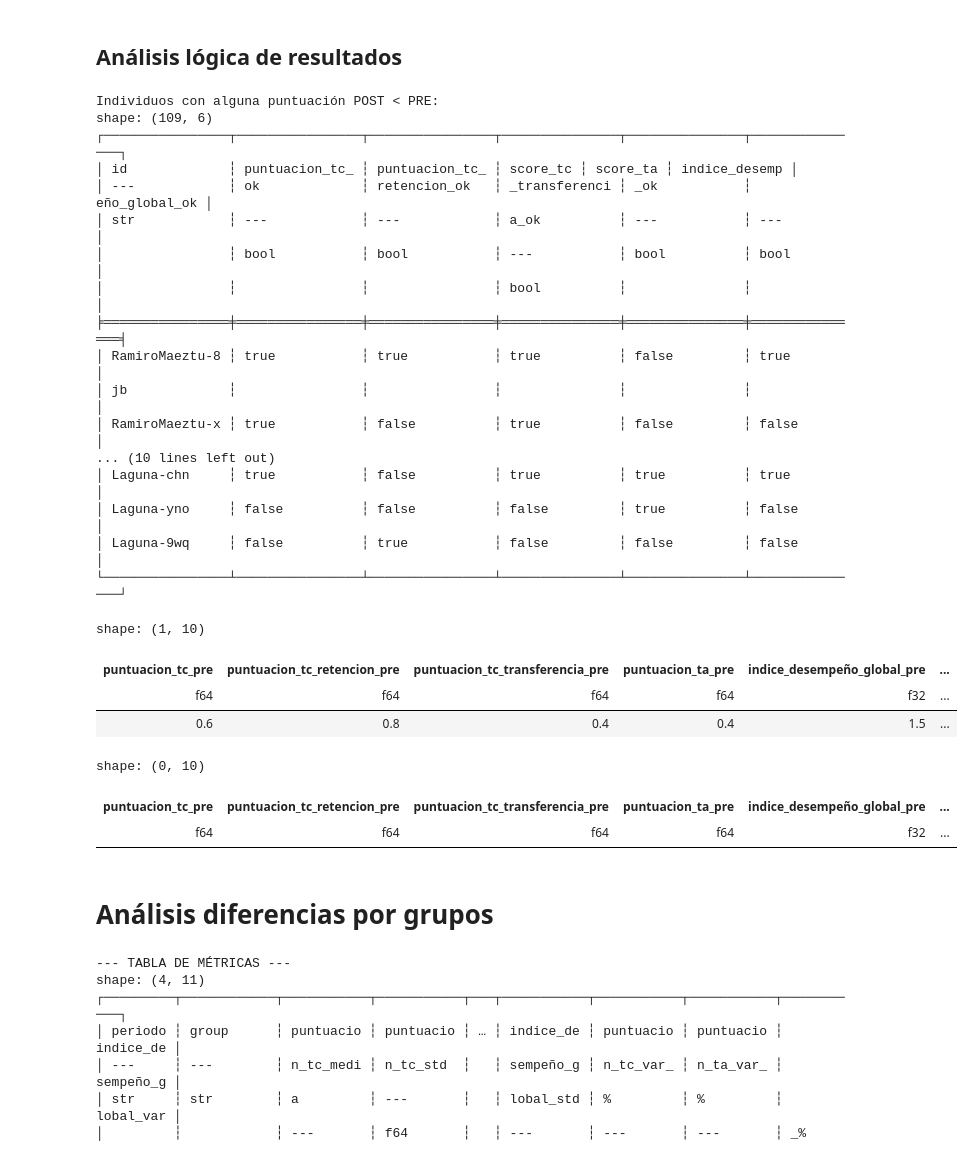
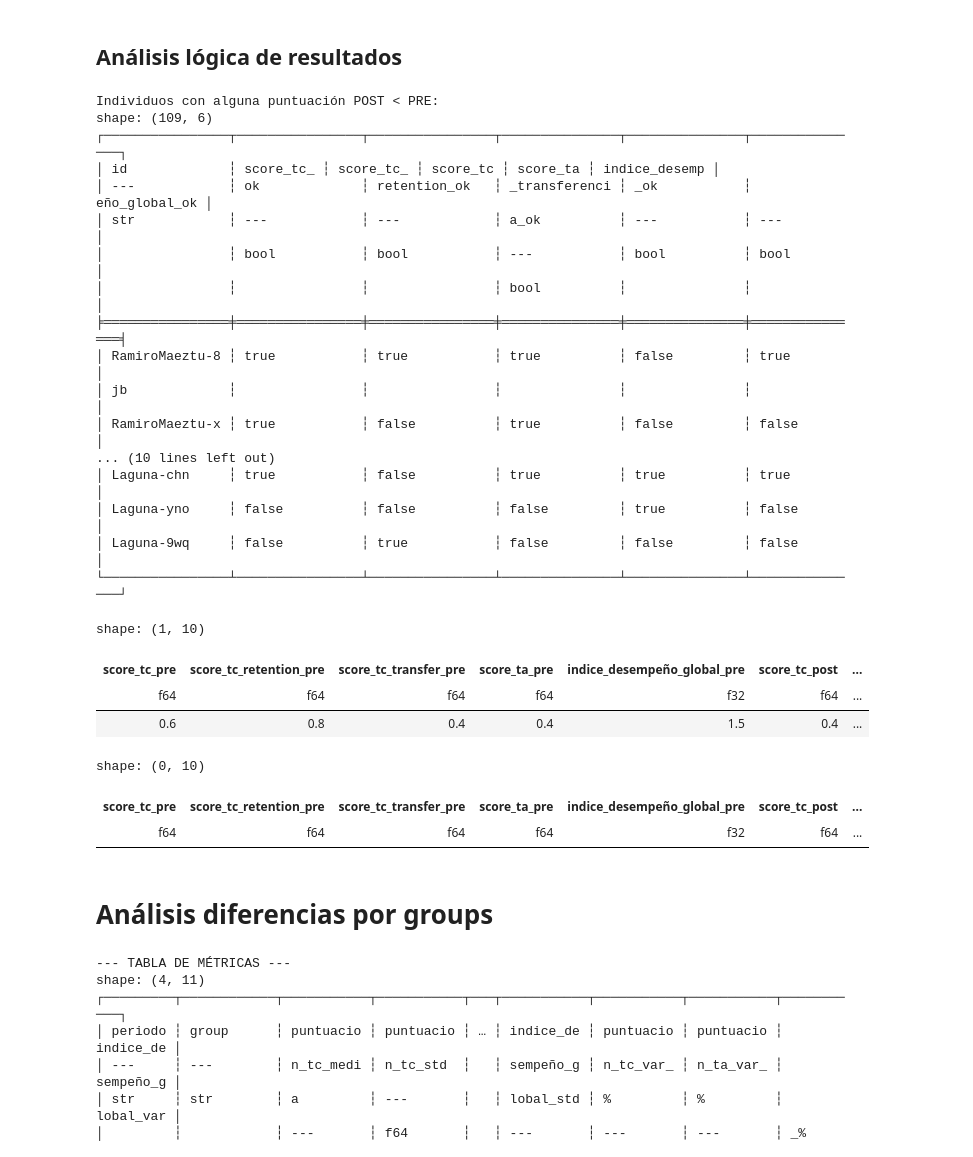
Before and after one commit to IBiDat/va-educational-impact, a Jupyter notebook: src/notebooks/forms/forms_data_analysis.ipynb, the cells around one changed output. Saved outputs shown, nothing was run; the diff lists cells and outputs as text; code cells hidden in the pictures.

```diff
--- a/src/notebooks/forms/forms_data_analysis.ipynb
+++ b/src/notebooks/forms/forms_data_analysis.ipynb
@@ -132,14 +132,14 @@ df_post_suf = df_post.rename({col: f"{col}_post" for col in df_post.columns if c
 # 2. Cruzar pre/post
 df_cruzado = df_pre_suf.join(df_post_suf, on='id', how='inner')
 
-# 3. Unir con la tabla de grupos
-df_grupos = (
+# 3. Unir con la tabla de groups
+df_groups = (
     pl.read_csv(os.path.join(hashes_dir, "hashes_groups.csv"), separator=";")
     .select(["id", "group"])
 )
 
 df_cruzado = df_cruzado.join(
-    df_grupos,
+    df_groups,
     on="id",
     how="left"
 )
@@ -252,11 +252,11 @@ df_check = df_cruzado.with_columns(comparaciones)
 
 # Luego agregamos la columna resumen
 df_check = df_check.with_columns(
-    pl.all_horizontal([f"{c}_ok" for c in constructos]).alias("mejora_total")
+    pl.all_horizontal([f"{c}_ok" for c in constructos]).alias("improvement_total")
 )
 
 # Mostrar individuos que NO mejoraron en todos los constructos
-df_no_mejora = df_check.filter(pl.col("mejora_total") == False)
+df_no_mejora = df_check.filter(pl.col("improvement_total") == False)
 
 print("Individuos con alguna puntuación POST < PRE:")
 print(
@@ -268,8 +268,8 @@ print(
 Individuos con alguna puntuación POST < PRE:
 shape: (109, 6)
 ┌────────────────┬────────────────┬────────────────┬───────────────┬───────────────┬───────────────┐
-│ id             ┆ puntuacion_tc_ ┆ puntuacion_tc_ ┆ score_tc ┆ score_ta ┆ indice_desemp │
-│ ---            ┆ ok             ┆ retencion_ok   ┆ _transferenci ┆ _ok           ┆ eño_global_ok │
+│ id             ┆ score_tc_ ┆ score_tc_ ┆ score_tc ┆ score_ta ┆ indice_desemp │
+│ ---            ┆ ok             ┆ retention_ok   ┆ _transferenci ┆ _ok           ┆ eño_global_ok │
 │ str            ┆ ---            ┆ ---            ┆ a_ok          ┆ ---           ┆ ---           │
 │                ┆ bool           ┆ bool           ┆ ---           ┆ bool          ┆ bool          │
 │                ┆                ┆                ┆ bool          ┆               ┆               │
@@ -285,30 +285,30 @@ shape: (109, 6)
 # %%
 df_diferencias = df_cruzado.filter(pl.col("id") == "JoseGarciaNieto-wob")
 df_diferencias.select([
-    "puntuacion_tc_pre", "puntuacion_tc_retencion_pre", "puntuacion_tc_transferencia_pre",
-    "puntuacion_ta_pre", "indice_desempeño_global_pre",
-    "puntuacion_tc_post", "puntuacion_tc_retencion_post", "puntuacion_tc_transferencia_post",
-    "puntuacion_ta_post", "indice_desempeño_global_post"
+    "score_tc_pre", "score_tc_retention_pre", "score_tc_transfer_pre",
+    "score_ta_pre", "indice_desempeño_global_pre",
+    "score_tc_post", "score_tc_retention_post", "score_tc_transfer_post",
+    "score_ta_post", "indice_desempeño_global_post"
 ])
 # %% [output]
 shape: (1, 10)
-| puntuacion_tc_pre | puntuacion_tc_retencion_pre | puntuacion_tc_transferencia_pre | puntuacion_ta_pre | indice_desempeño_global_pre | ... |
-| f64 | f64 | f64 | f64 | f32 | ... |
-| 0.6 | 0.8 | 0.4 | 0.4 | 1.5 | ... |
+| score_tc_pre | score_tc_retention_pre | score_tc_transfer_pre | score_ta_pre | indice_desempeño_global_pre | score_tc_post | ... |
+| f64 | f64 | f64 | f64 | f32 | f64 | ... |
+| 0.6 | 0.8 | 0.4 | 0.4 | 1.5 | 0.4 | ... |
 # %%
 df_diferencias = df_cruzado.filter(pl.col("id") == "Laguna-wob")
 df_diferencias.select([
-    "puntuacion_tc_pre", "puntuacion_tc_retencion_pre", "puntuacion_tc_transferencia_pre",
-    "puntuacion_ta_pre", "indice_desempeño_global_pre",
-    "puntuacion_tc_post", "puntuacion_tc_retencion_post", "puntuacion_tc_transferencia_post",
-    "puntuacion_ta_post", "indice_desempeño_global_post"
+    "score_tc_pre", "score_tc_retention_pre", "score_tc_transfer_pre",
+    "score_ta_pre", "indice_desempeño_global_pre",
+    "score_tc_post", "score_tc_retention_post", "score_tc_transfer_post",
+    "score_ta_post", "indice_desempeño_global_post"
 ])
 # %% [output]
 shape: (0, 10)
-| puntuacion_tc_pre | puntuacion_tc_retencion_pre | puntuacion_tc_transferencia_pre | puntuacion_ta_pre | indice_desempeño_global_pre | ... |
-| f64 | f64 | f64 | f64 | f32 | ... |
+| score_tc_pre | score_tc_retention_pre | score_tc_transfer_pre | score_ta_pre | indice_desempeño_global_pre | score_tc_post | ... |
+| f64 | f64 | f64 | f64 | f32 | f64 | ... |
 # %% [markdown]
-# Análisis diferencias por grupos
+# Análisis diferencias por groups
 # %%
 df_completo, tabla_resumen = analyze_experiment_results(processed_data, hashes_dir)
 
```
Also changed, not shown: parts of 14 cells of this notebook, 19 other files.
